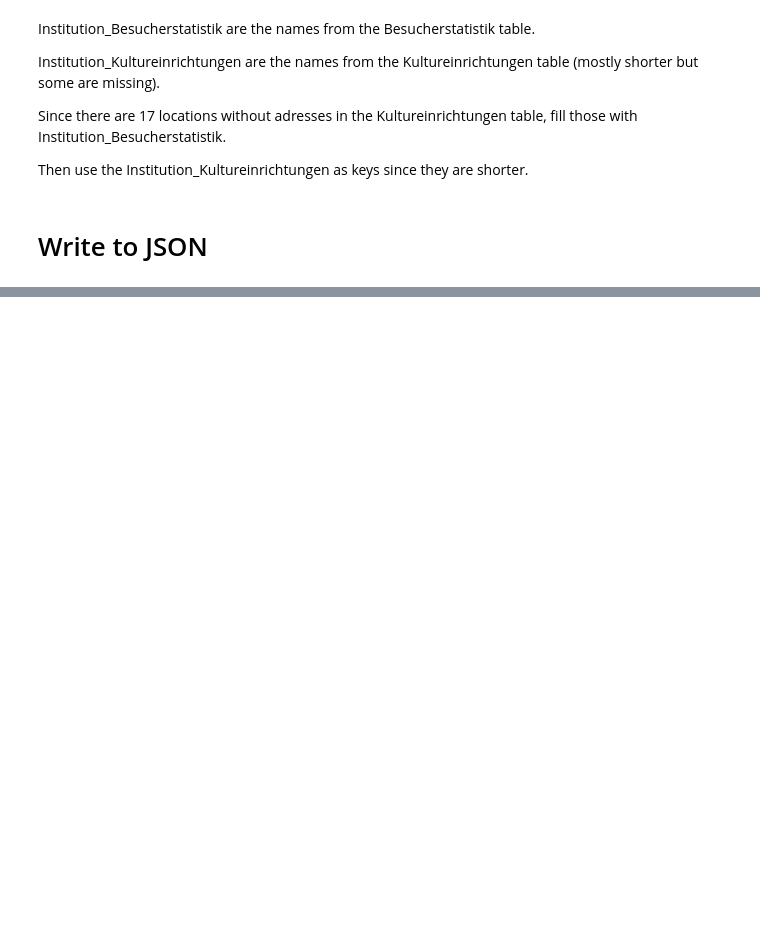
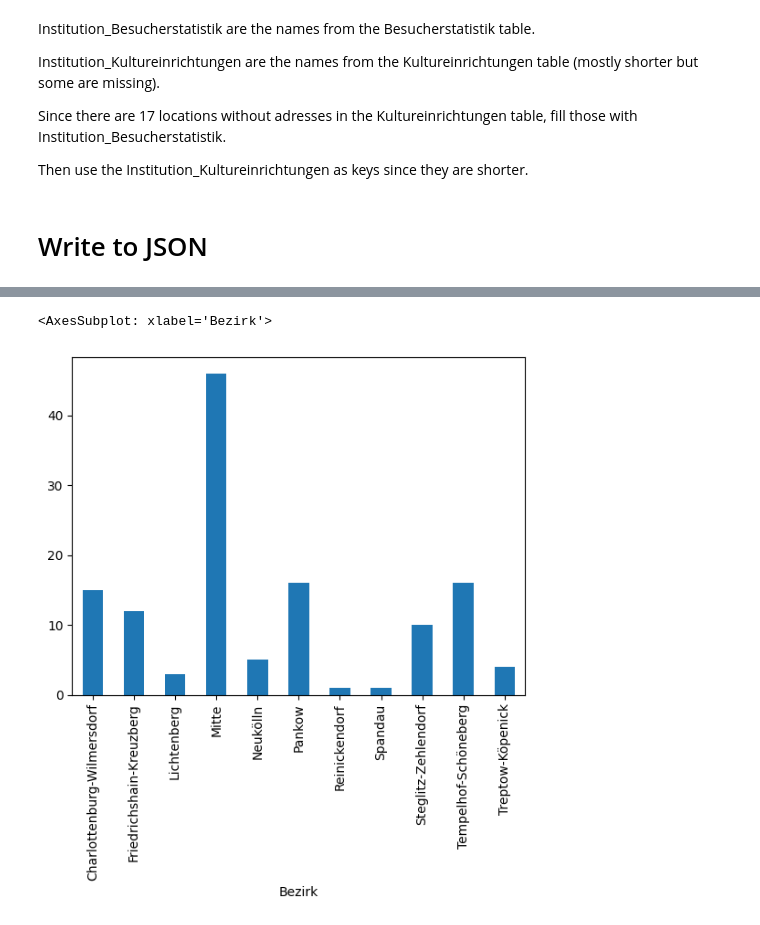
Before and after one commit to jascha-je/Data-Visualization, a Jupyter notebook: Sprint_1/data/preprocess.ipynb, the cells around one changed output, grey strips where cells are left out. Drawn from its saved outputs; the diff is of its cells as text; code cells hidden in the pictures; blank space fills up the shorter version.

```diff
--- a/Sprint_1/data/preprocess.ipynb
+++ b/Sprint_1/data/preprocess.ipynb
@@ -243,0 +310,5 @@ with open('data.json', 'w', encoding='utf-8') as f:
+# %%
+df.groupby(by='Bezirk').count()['2014'].plot(kind='bar')
+# %% [output]
+<AxesSubplot: xlabel='Bezirk'>
+[figure, added]
```
Also changed, not shown: parts of 12 cells of this notebook, 2 other files.
